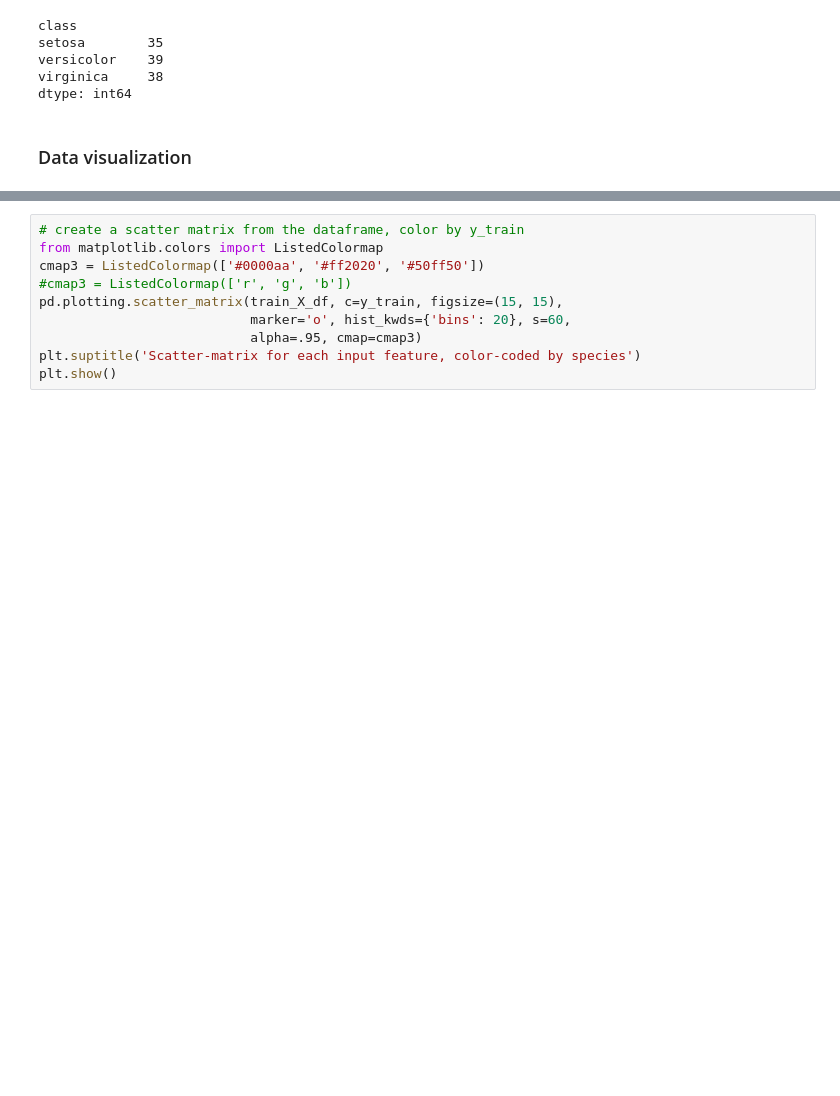
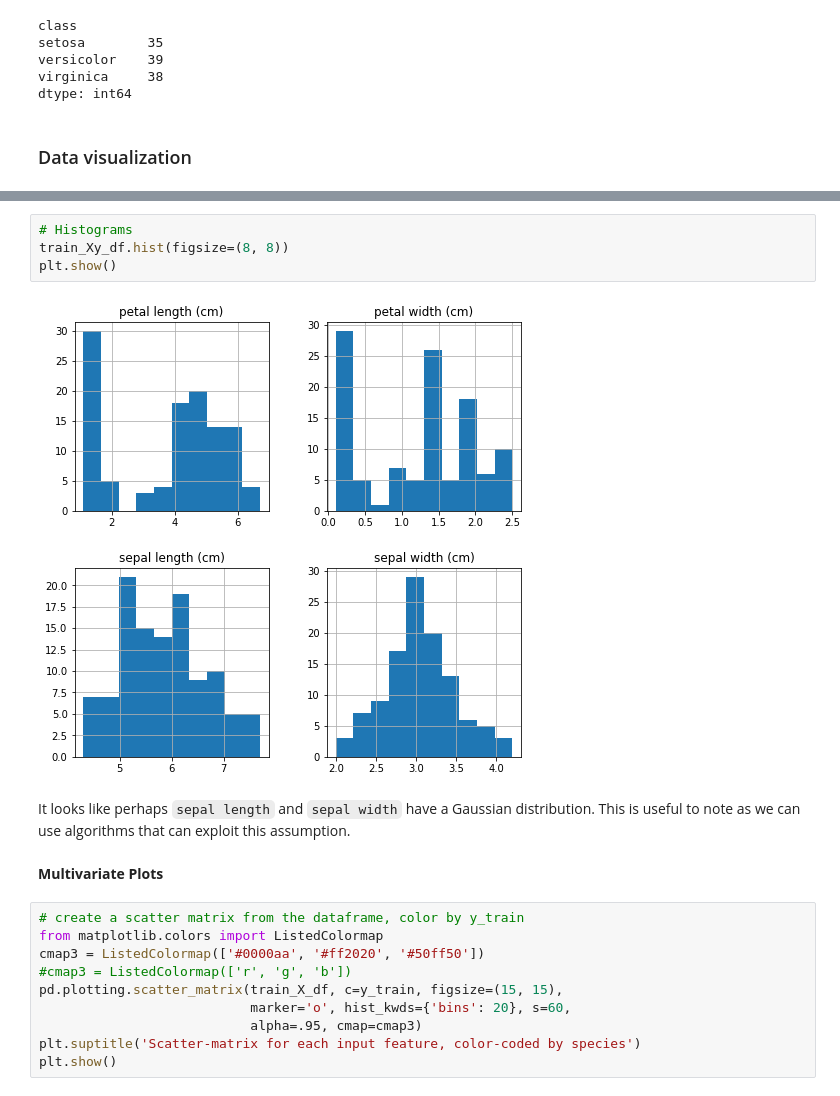
Before and after one commit to oercompbiomed/Seili-2019, a Jupyter notebook: notebooks/1.3-scikit-learn-basics.ipynb, the cells around one changed output, grey strips where cells are left out. Drawn from its saved outputs; the diff is of its cells as text; blank space fills up the shorter version.

```diff
--- a/notebooks/1.3-scikit-learn-basics.ipynb
+++ b/notebooks/1.3-scikit-learn-basics.ipynb
@@ -303,3 +314,13 @@ dtype: int64
+# %%
+# Histograms
+train_Xy_df.hist(figsize=(8, 8))
+plt.show()
+# %% [output]
+[figure, added]
+# %% [markdown]
+It looks like perhaps `sepal length` and `sepal width` have a Gaussian distribution. This is useful to note as we can use algorithms that can exploit this assumption.
+# %% [markdown]
+**Multivariate Plots**
 # %%
 # create a scatter matrix from the dataframe, color by y_train
 from matplotlib.colors import ListedColormap
```
Also changed, not shown: parts of 2 cells of this notebook.
